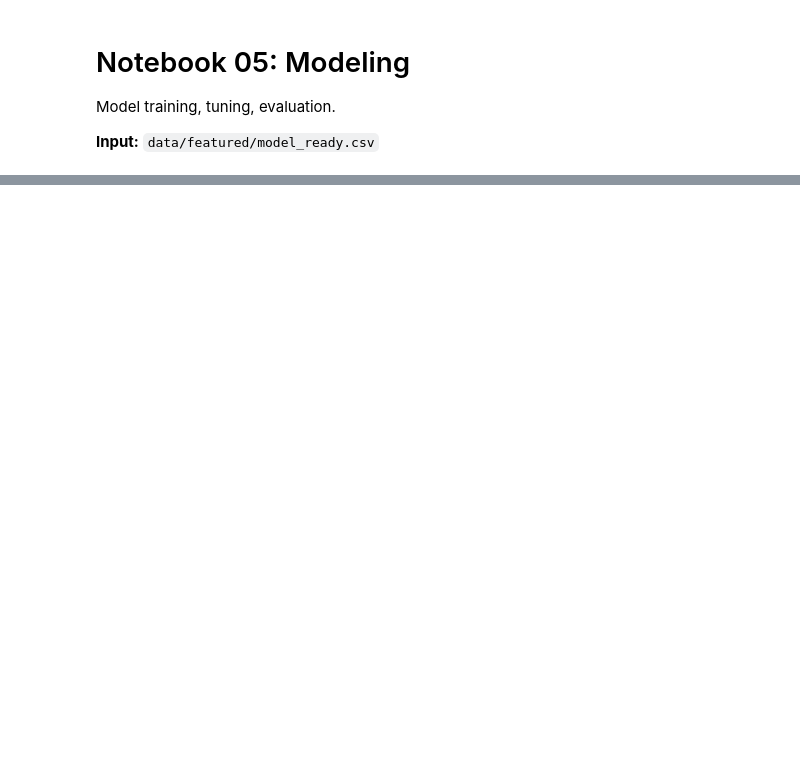
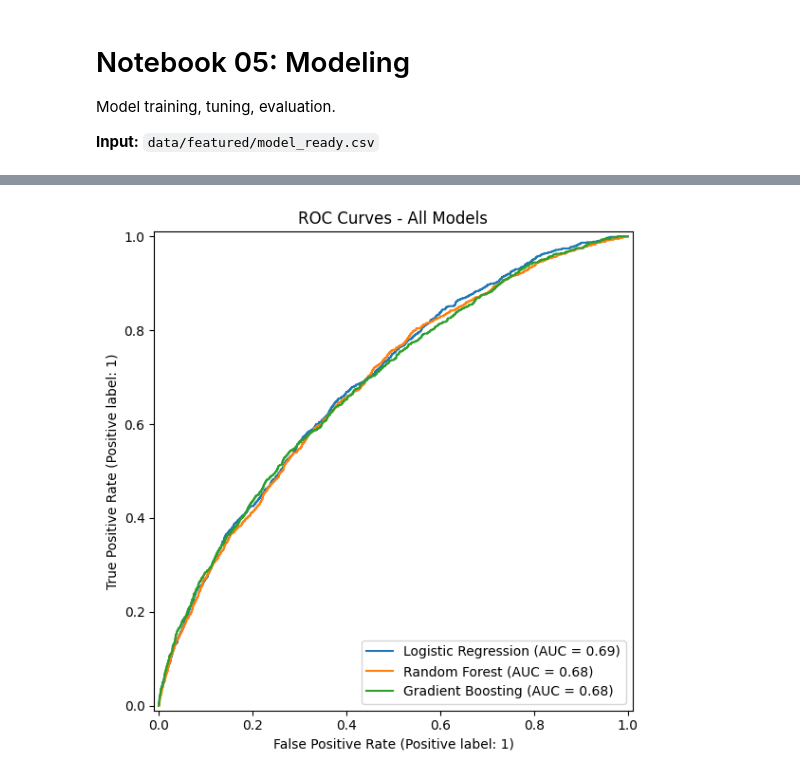
Before and after one commit to nirajmehta960/diabetes-readmission-analytics, a Jupyter notebook: notebooks/05_modeling.ipynb, the cells around one changed output, grey strips where cells are left out. Saved outputs shown, nothing was run; the diff lists cells and outputs as text; code cells hidden in the pictures; blank space fills up the shorter version.

```diff
--- a/notebooks/05_modeling.ipynb
+++ b/notebooks/05_modeling.ipynb
@@ -24,9 +30,10 @@ results, best_model, scaler = run_training_pipeline(
 # %%
 df = pd.read_csv('data/featured/model_ready.csv')
-from src.modeling import prepare_train_test
 X_train, X_test, y_train, y_test = prepare_train_test(df)
 
 # Plot ROC Curves
-plot_roc_curves(results, y_test, save_path='images/roc_comparison.png')
+plot_roc_curves(results, y_test, save_path='images/eda_charts/roc_comparison.png')
+# %% [output]
+[figure, added]
 # %%
 # Plot Confusion Matrices
```
Also changed, not shown: parts of 4 cells of this notebook, 14 other files.
